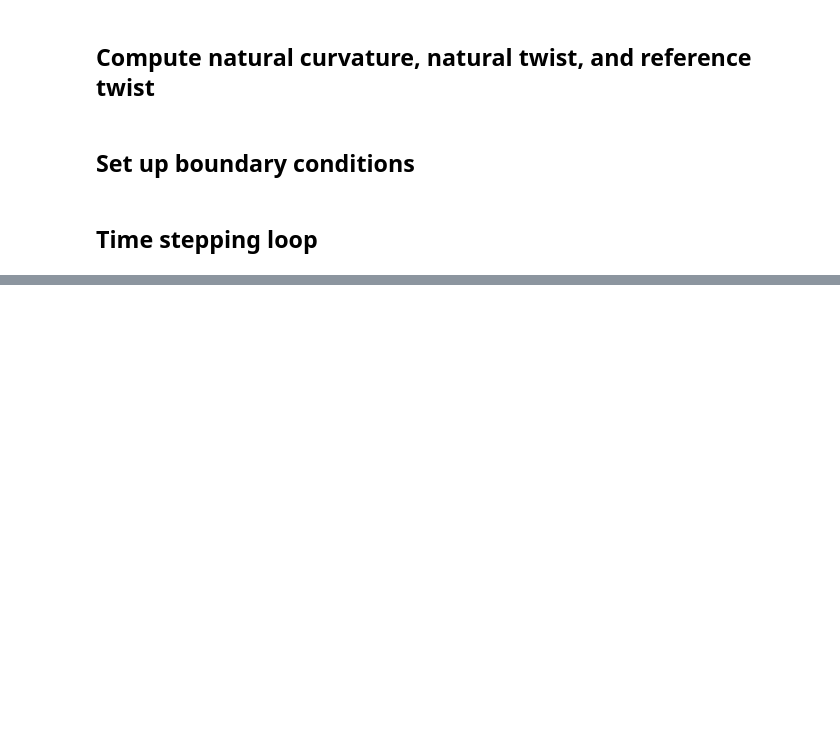
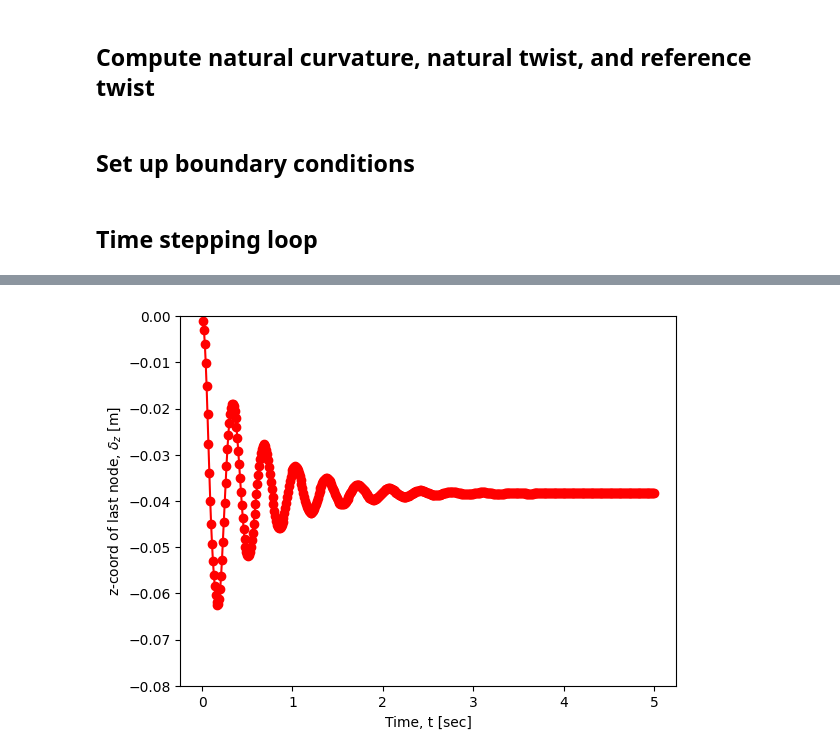
Before and after one commit to he-is-kai/MAE263F_UCLA_Fall2024, a Jupyter notebook: homework_2/Homework2.ipynb, the cells around one changed output, grey strips where cells are left out. Cells and saved outputs as stored; diff of their text form; code cells hidden in the pictures; blank space fills up the shorter version.

```diff
--- a/homework_2/Homework2.ipynb
+++ b/homework_2/Homework2.ipynb
@@ -452,0 +482,13 @@ Error = 0.000000
+# %%
+# Visualization after the loop
+plt.figure(2)
+time_array = np.arange(1, Nsteps + 1) * dt
+plt.plot(time_array, endZ, 'ro-')
+plt.box(True)
+plt.xlabel('Time, t [sec]')
+plt.ylabel('z-coord of last node, $\\delta_z$ [m]')
+
+plt.ylim([-0.08, 0])
+plt.show()
+# %% [output]
+[figure, added]
```
Also changed, not shown: parts of 6 cells of this notebook, 1 other file.
